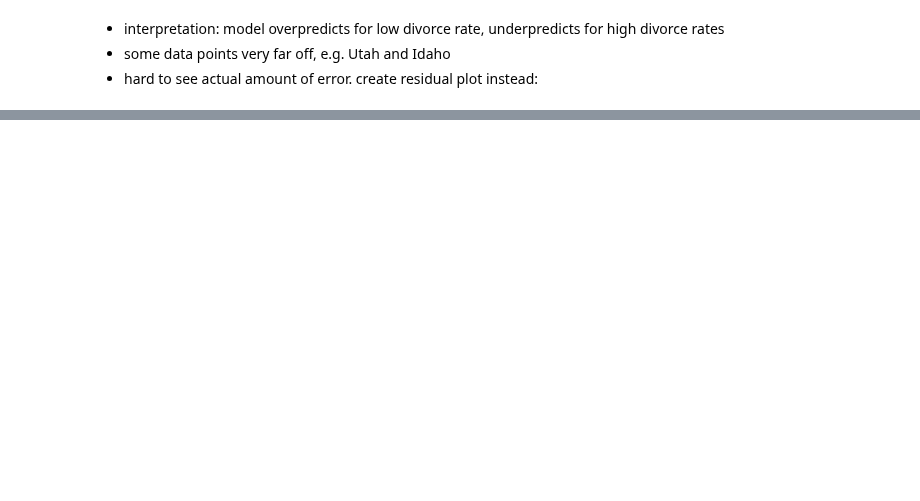
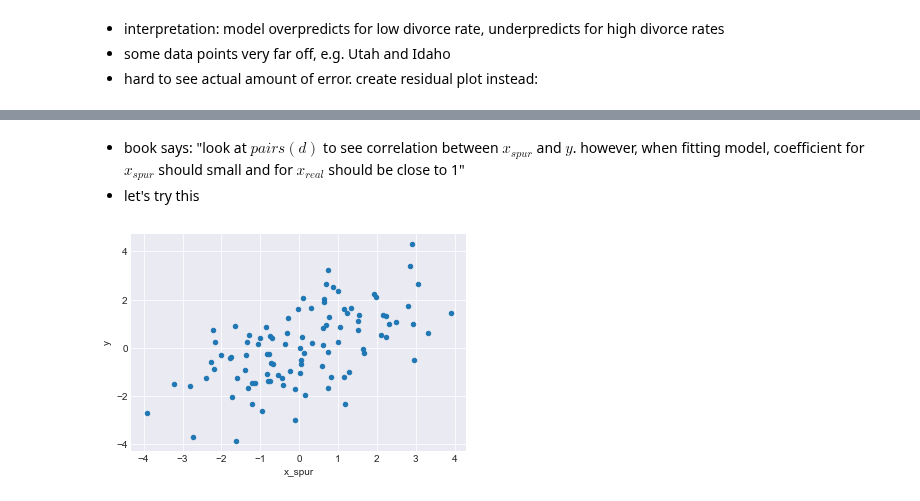
Before and after one commit to nwweber/statistical_rethinking, a Jupyter notebook: chapter_05_multivariate_linear_models.ipynb, the cells around one changed output, grey strips where cells are left out. Saved outputs shown, nothing was run; the diff lists cells and outputs as text; code cells hidden in the pictures; blank space fills up the shorter version.

```diff
--- a/chapter_05_multivariate_linear_models.ipynb
+++ b/chapter_05_multivariate_linear_models.ipynb
@@ -462,0 +463,20 @@ ax.errorbar(
+# %%
+# Code 5.15
+
+# number of cases
+N = 100
+# x_real as Gaussian with mean 0 and stddev 1
+x_real = np.random.normal(size=N)
+# x_spur as Gaussian with mean=x_real
+x_spur = np.random.normal(loc=x_real)
+# y as Gaussian with mean=x_real
+y = np.random.normal(loc=x_real)
+# bind together in dataframe
+# diverge from book variable name 'd' so as not to overwrite earlier variable
+d_spurious = pd.DataFrame(data={
+    'x_real': x_real,
+    'x_spur': x_spur,
+    'y': y
+})
+
+d_spurious.head()
@@ -462,0 +490,7 @@ ax.errorbar(
+# %% [markdown]
+* book says: "look at $pairs(d)$ to see correlation between $x_{spur}$ and $y$. however, when fitting model, coefficient for $x_{spur}$ should small and for $x_{real}$ should be close to 1"
+* let's try this
+# %%
+d_spurious.plot.scatter(x='x_spur', y='y');
+# %% [output]
+[figure, added]
```
Also changed, not shown: parts of 18 cells of this notebook.
